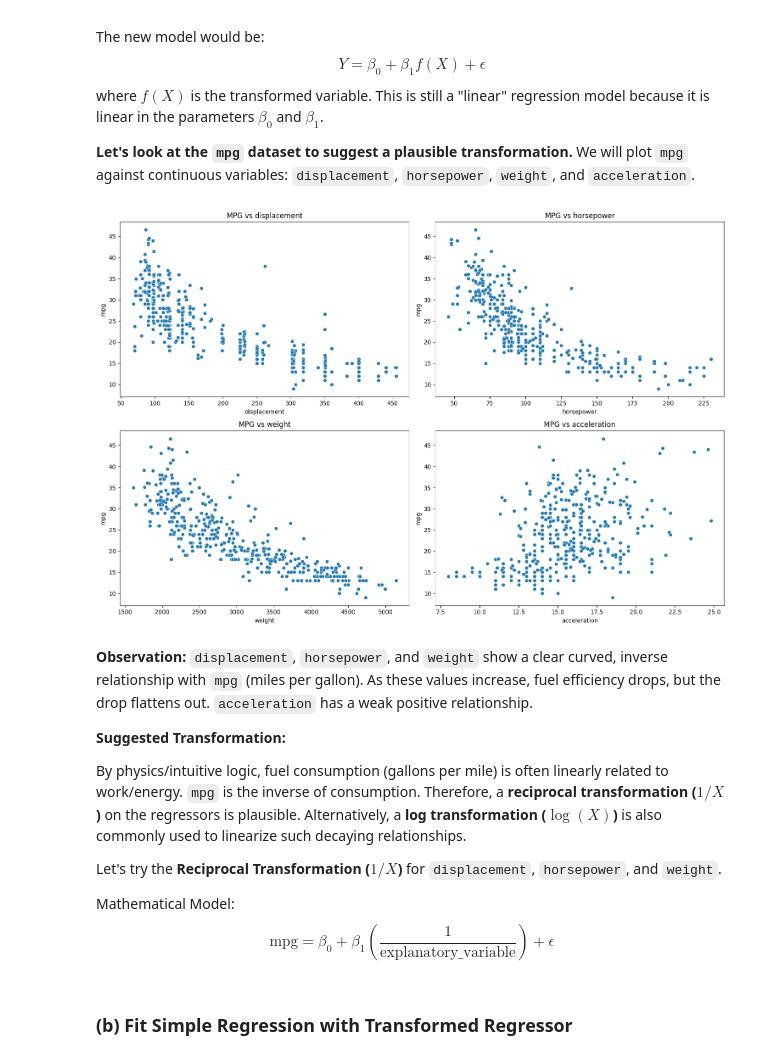
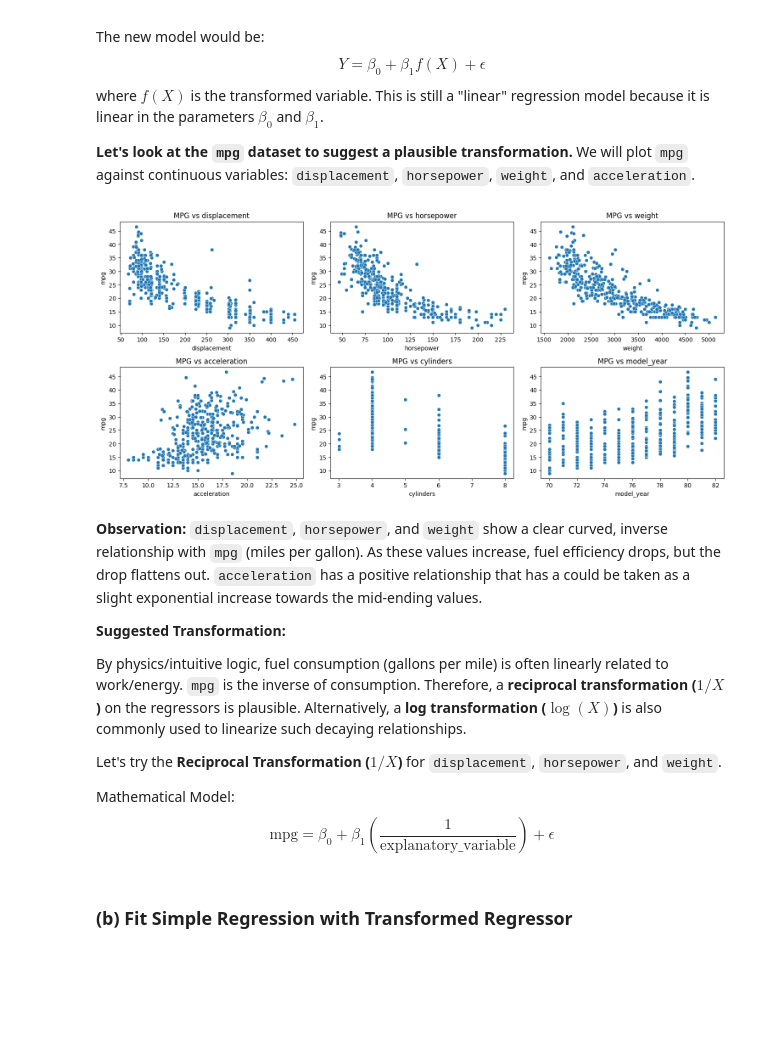
Before and after one commit to pri12345/ST239_Assignments, a Jupyter notebook: First_Assignment/Assignment1.ipynb, the cells around one changed output. Saved outputs shown, nothing was run; the diff lists cells and outputs as text; code cells hidden in the pictures; blank space fills up the shorter version.

```diff
--- a/First_Assignment/Assignment1.ipynb
+++ b/First_Assignment/Assignment1.ipynb
@@ -41,21 +55,19 @@ where $f(X)$ is the transformed variable. This is still a "linear" regression mo
 
 **Let's look at the `mpg` dataset to suggest a plausible transformation.** We will plot `mpg` against continuous variables: `displacement`, `horsepower`, `weight`, and `acceleration`.
 # %%
-import statsmodels.api as sm
-
-continuous_vars = ['displacement', 'horsepower', 'weight', 'acceleration']
+variables = ['displacement', 'horsepower', 'weight', 'acceleration', 'cylinders', 'model_year']
 
 plt.figure(figsize=(15, 10))
-for i, var in enumerate(continuous_vars, 1):
-    plt.subplot(2, 2, i)
+for i, var in enumerate(variables, 1):
+    plt.subplot(3, 3, i)
     sns.scatterplot(data=mpg, x=var, y='mpg')
     plt.title(f'MPG vs {var}')
 plt.tight_layout()
 plt.show()
 # %% [output]
-[figure, old version]
+[figure, new version]
 # %% [markdown]
-**Observation:** `displacement`, `horsepower`, and `weight` show a clear curved, inverse relationship with `mpg` (miles per gallon). As these values increase, fuel efficiency drops, but the drop flattens out. `acceleration` has a weak positive relationship.
+**Observation:** `displacement`, `horsepower`, and `weight` show a clear curved, inverse relationship with `mpg` (miles per gallon). As these values increase, fuel efficiency drops, but the drop flattens out. `acceleration` has a positive relationship that has a could be taken as a slight exponential increase towards the mid-ending values.
 
 **Suggested Transformation:**
 
```
Also changed, not shown: parts of 9 cells of this notebook.
